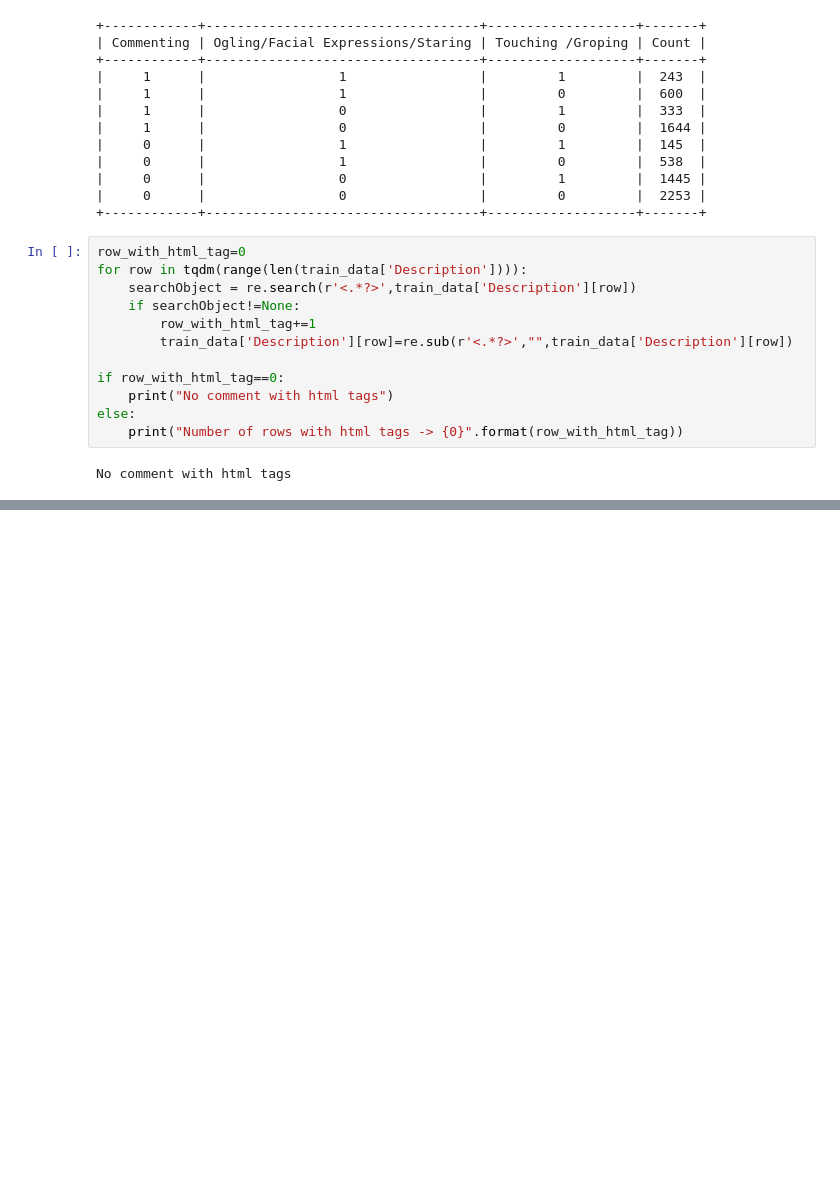
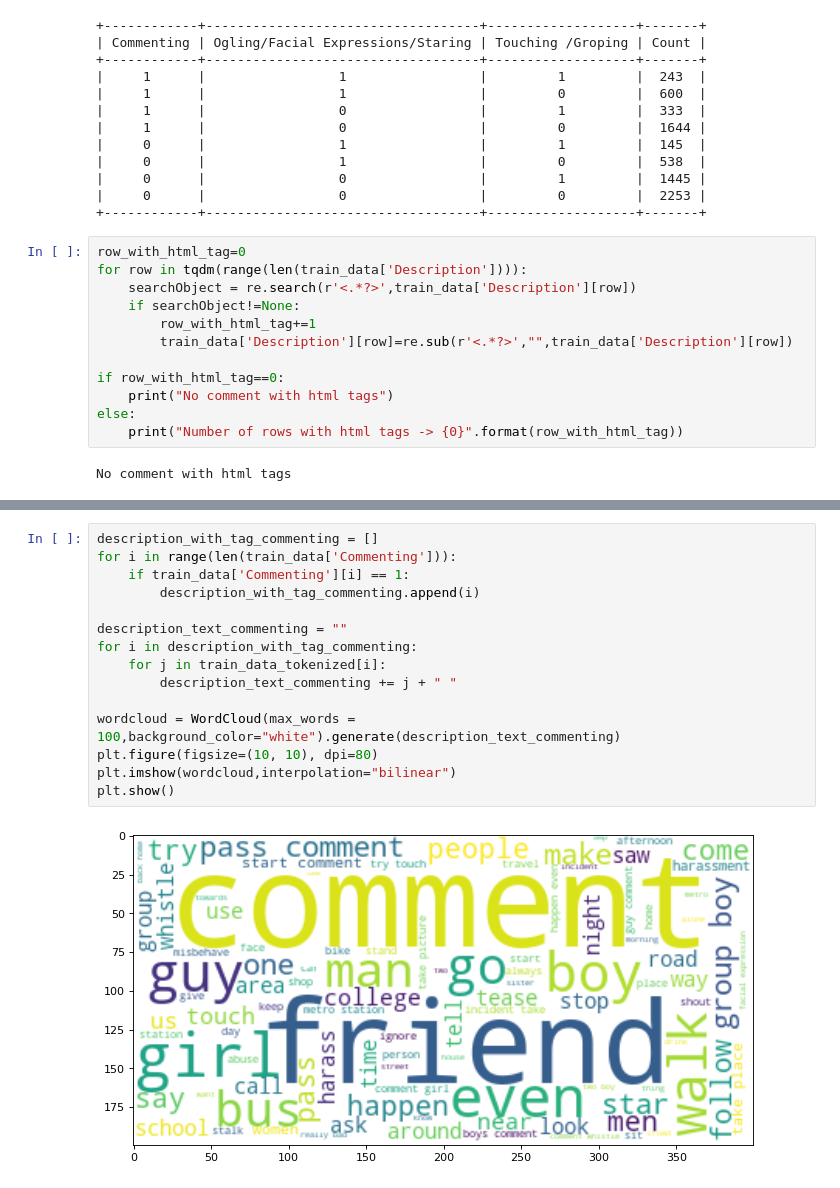
Before and after one commit to Sudhakar18/SafeCity, a Jupyter notebook: data_pre_processing.ipynb, the cells around one changed output, grey strips where cells are left out. Drawn from its saved outputs; the diff is of its cells as text; blank space fills up the shorter version.

```diff
--- a/data_pre_processing.ipynb
+++ b/data_pre_processing.ipynb
@@ -77,0 +135,17 @@ Number of rows numbers and special characters -> 5214
+# %%
+description_with_tag_commenting = []
+for i in range(len(train_data['Commenting'])):
+    if train_data['Commenting'][i] == 1:
+        description_with_tag_commenting.append(i)
+
+description_text_commenting = ""
+for i in description_with_tag_commenting:
+    for j in train_data_tokenized[i]:
+        description_text_commenting += j + " "
+
+wordcloud = WordCloud(max_words = 100,background_color="white").generate(description_text_commenting)
+plt.figure(figsize=(10, 10), dpi=80)
+plt.imshow(wordcloud,interpolation="bilinear")
+plt.show()
+# %% [output]
+[figure, added]
```
Also changed, not shown: parts of 14 cells of this notebook.
